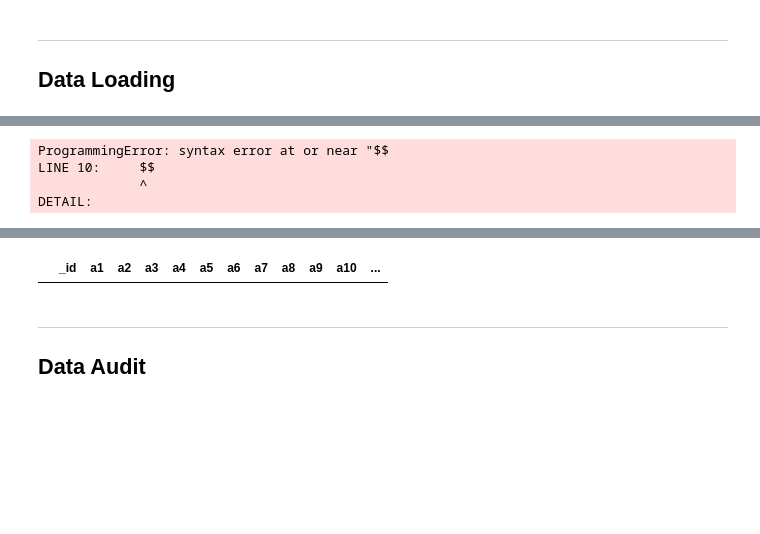
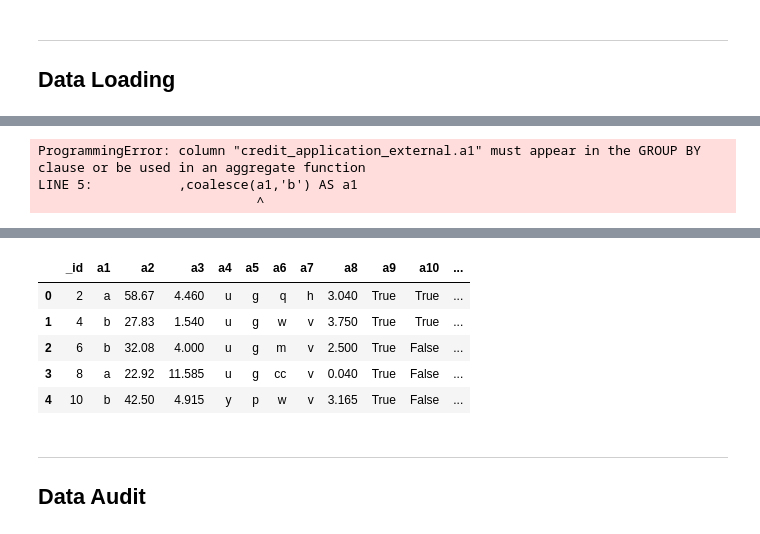
Before and after one commit to jvawdrey/gpdb5-demo, a Jupyter notebook: docker-jupyter/notebooks/Modeling Workflow Example - Greenplum Database.ipynb, the cells around one changed output, grey strips where cells are left out. Cells and saved outputs as stored; diff of their text form; code cells hidden in the pictures; blank space fills up the shorter version.

Commit message:
coalesce

```diff
--- a/docker-jupyter/notebooks/Modeling Workflow Example - Greenplum Database.ipynb
+++ b/docker-jupyter/notebooks/Modeling Workflow Example - Greenplum Database.ipynb
@@ -245,71 +241,53 @@ cur.execute(ddl)
 <a id="download_data"></a>
 # %%
 # impute mean or most freq occuring value for null
-# (without pl/python)
 query = """
     DROP TABLE IF EXISTS public.credit_application_data;
     CREATE TABLE public.credit_application_data AS
     SELECT row_number() OVER() AS _id
-          ,CASE WHEN a1 IS NULL THEN 'b' ELSE a1 END AS a1
-          ,CASE WHEN a2 IS NULL THEN avg(a2) OVER() ELSE a2 END AS a2
-          ,CASE WHEN a3 IS NULL THEN avg(a3) OVER() ELSE a3 END AS a3
-          ,CASE WHEN a4 IS NULL THEN 'u' ELSE a4 END AS a4
-          ,CASE WHEN a5 IS NULL THEN 'g' ELSE a5 END AS a5
-          ,CASE WHEN a6 IS NULL THEN 'c' ELSE a6 END AS a6
-          ,CASE WHEN a7 IS NULL THEN 'v' ELSE a7 END AS a7
-          ,CASE WHEN a8 IS NULL THEN avg(a8) OVER() ELSE a8 END AS a8
-          ,CASE WHEN a9 IS NULL THEN True ELSE a9 END AS a9
-          ,CASE WHEN a10 IS NULL THEN False ELSE a10 END AS a10
-          ,CASE WHEN a11 IS NULL THEN 0 ELSE a11 END AS a11
-          ,CASE WHEN a12 IS NULL THEN False ELSE a12 END AS a12
-          ,CASE WHEN a13 IS NULL THEN 'g' ELSE a13 END AS a13
-          ,CASE WHEN a14 IS NULL THEN avg(a14) OVER() ELSE a14 END AS a14
-          ,CASE WHEN a15 IS NULL THEN avg(a15) OVER() ELSE a15 END AS a15
+          ,coalesce(a1,'b') AS a1
+          ,coalesce(a2, avg(a2) OVER()) AS a2
+          ,coalesce(a3, avg(a3) OVER()) AS a3
+          ,coalesce(a4, 'u') AS a4
+          ,coalesce(a5, 'g') AS a5
+          ,coalesce(a6, 'c') AS a6
+          ,coalesce(a7, 'v') AS a7
+          ,coalesce(a8, avg(a8)) AS a8
+          ,coalesce(a9, True) AS a9
+          ,coalesce(a10, False) AS a10
+          ,coalesce(a11, 0) AS a11
+          ,coalesce(a12, False) AS a12
+          ,coalesce(a13, 'g') AS a13
+          ,coalesce(a14, avg(a14)) AS a14
+          ,coalesce(a15, avg(a15)) AS a15
           ,CASE WHEN a16 = '+' THEN 1 ELSE 0 END AS a16
     FROM public.credit_application_external
     DISTRIBUTED RANDOMLY;
 """
 cur.execute(query)
+# %% [output]
+ProgrammingError: column "credit_application_external.a1" must appear in the GROUP BY clause or be used in an aggregate function
+LINE 5:           ,coalesce(a1,'b') AS a1
+                            ^
-# %%
-# impute mean or most freq occuring value for null
-# (using pl/python)
-query = """
-    DROP FUNCTION IF EXISTS public.impute_mean_and_freq();
-    CREATE OR REPLACE FUNCTION public.impute_mean_and_freq(
-      inputTable text
-     ,outputTable text
-     ,continuousVariables text[]
-     ,categoricalVariables text[]
-     ,ignoreVariables text[]
-    )
-    $$
-        import plpy
-
-        query = '''
-
-                '''.format()
-    $$ LANGUAGE 'plpythonu';
-"""
-cur.execute(query)
-# %% [output]
-ProgrammingError: syntax error at or near "$$
-LINE 10:     $$
-             ^
-DETAIL:
 # %% [markdown]
 <a id="view_sample"></a>
 # %%
 # view sample
 query = """
     SELECT *
     FROM public.credit_application_data
-    WHERE a2 ISNULL
+    LIMIT 5
 """
 cur.execute(query)
 colnames = [desc[0] for desc in cur.description]
 pd.DataFrame(cur.fetchall(), columns=colnames)
 # %% [output]
 |  | _id | a1 | a2 | a3 | a4 | a5 | a6 | a7 | a8 | a9 | a10 | ... |
+| 0 | 2 | a | 58.67 | 4.460 | u | g | q | h | 3.040 | True | True | ... |
+| 1 | 4 | b | 27.83 | 1.540 | u | g | w | v | 3.750 | True | True | ... |
+| 2 | 6 | b | 32.08 | 4.000 | u | g | m | v | 2.500 | True | False | ... |
+| 3 | 8 | a | 22.92 | 11.585 | u | g | cc | v | 0.040 | True | False | ... |
+| 4 | 10 | b | 42.50 | 4.915 | y | p | w | v | 3.165 | True | False | ... |
 # %% [markdown]
 ----
 ## Data Audit
```
Also changed, not shown: parts of 14 cells of this notebook.
